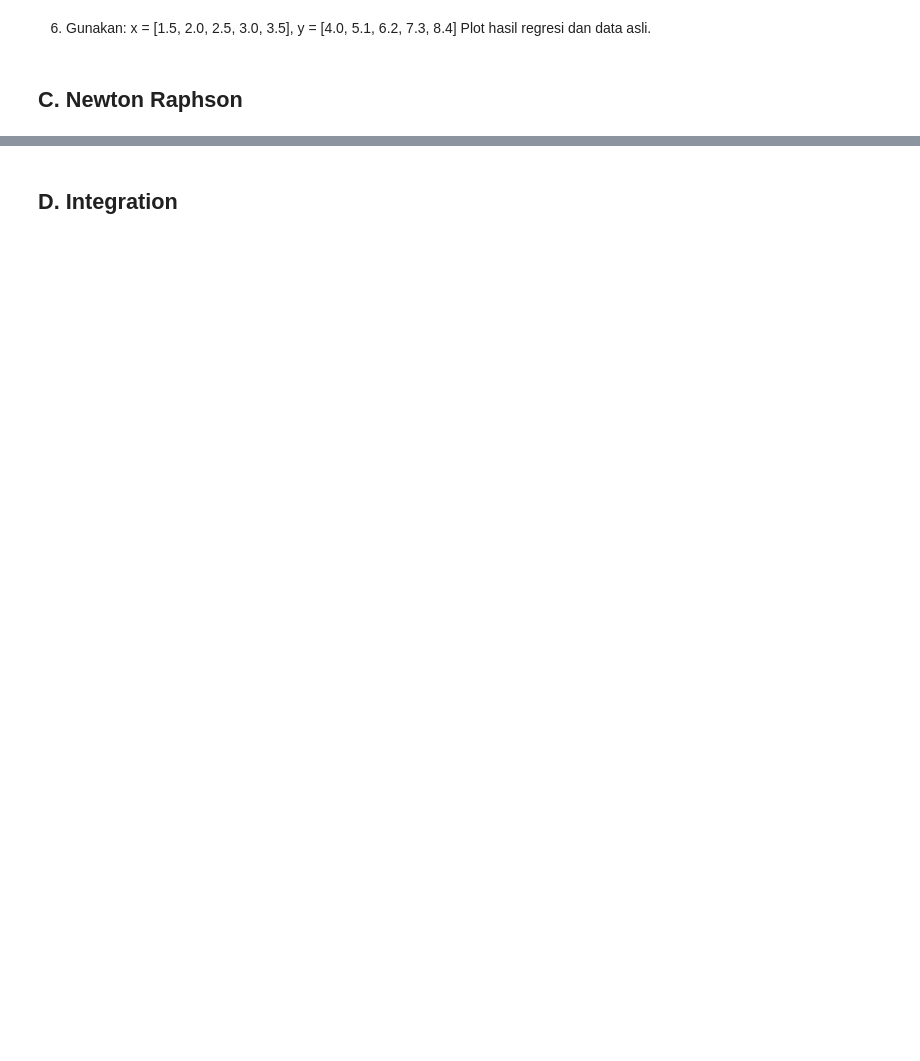
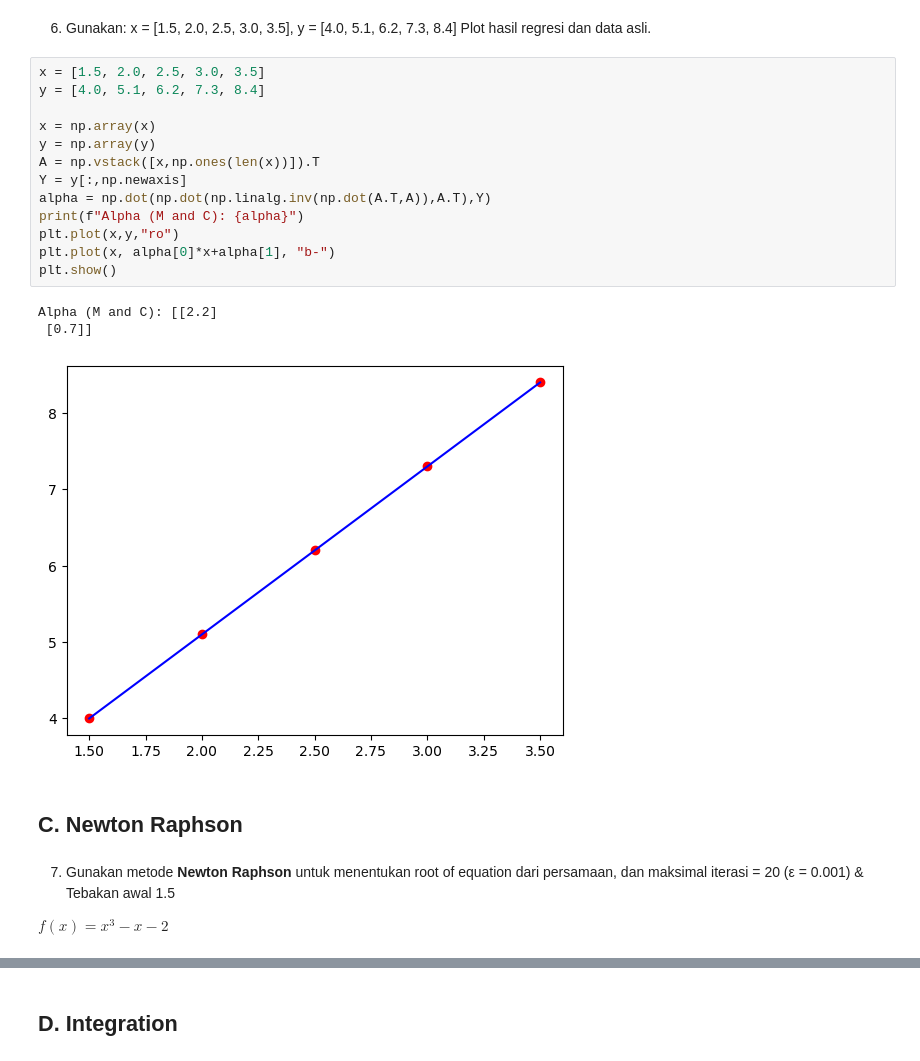
Before and after one commit to AdrielBernhardT/Scientific-Computing, a Jupyter notebook: Lab Sesi 6/LatihanUAPKuri.ipynb, the cells around one changed output, grey strips where cells are left out. Saved outputs shown, nothing was run; the diff lists cells and outputs as text; blank space fills up the shorter version.

```diff
--- a/Lab Sesi 6/LatihanUAPKuri.ipynb
+++ b/Lab Sesi 6/LatihanUAPKuri.ipynb
@@ -305,5 +324,26 @@ Alpha (m and c):[[2.]
 # %% [markdown]
 6. Gunakan: x = [1.5, 2.0, 2.5, 3.0, 3.5], y = [4.0, 5.1, 6.2, 7.3, 8.4]
  Plot hasil regresi dan data asli.
+# %%
+x = [1.5, 2.0, 2.5, 3.0, 3.5]
+y = [4.0, 5.1, 6.2, 7.3, 8.4]
+
+x = np.array(x)
+y = np.array(y)
+A = np.vstack([x,np.ones(len(x))]).T
+Y = y[:,np.newaxis]
+alpha = np.dot(np.dot(np.linalg.inv(np.dot(A.T,A)),A.T),Y)
+print(f"Alpha (M and C): {alpha}")
+plt.plot(x,y,"ro")
+plt.plot(x, alpha[0]*x+alpha[1], "b-")
+plt.show()
+# %% [output]
+Alpha (M and C): [[2.2]
+ [0.7]]
+[figure, added]
 # %% [markdown]
 ## C. Newton Raphson
+# %% [markdown]
+7. Gunakan metode **Newton Raphson** untuk menentukan root of equation dari persamaan, dan maksimal iterasi = 20 \(ε = 0.001\) & Tebakan awal 1.5
+
+$f(x) = x^3-x-2$
```
Also changed, not shown: parts of 10 cells of this notebook, 2 other files.
